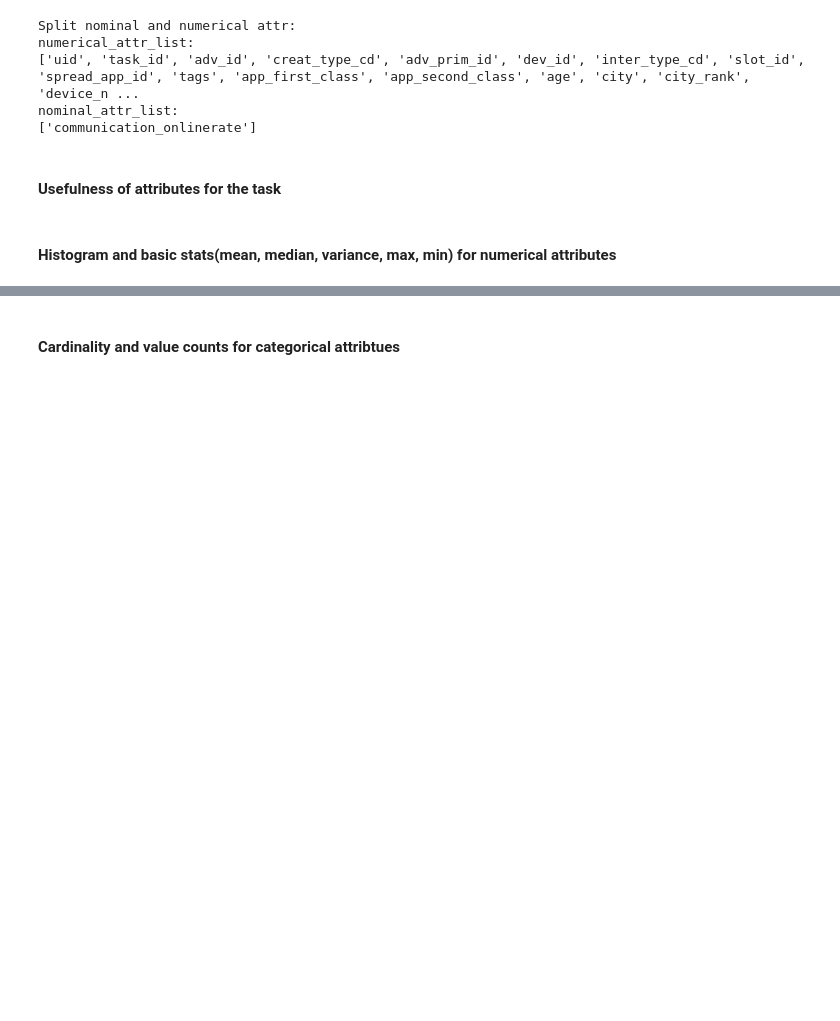
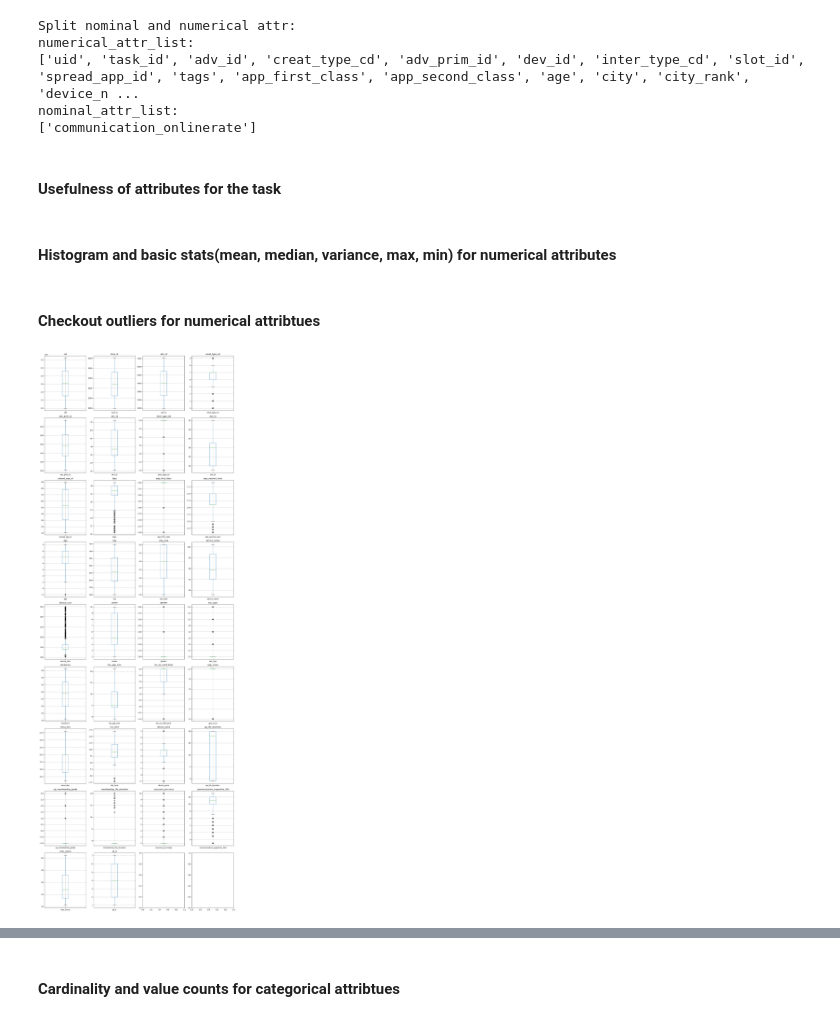
Before and after one commit to LiyangSong/Advertisement-CTR-Prediction, a Jupyter notebook: jupyter/eda.ipynb, the cells around one changed output, grey strips where cells are left out. Cells and saved outputs as stored; diff of their text form; code cells hidden in the pictures; blank space fills up the shorter version.

Commit message:
missingness and outlier related functions

```diff
--- a/jupyter/eda.ipynb
+++ b/jupyter/eda.ipynb
@@ -112,3 +115,9 @@ nominal_attr_list:
 #### Usefulness of attributes for the task
 # %% [markdown]
 #### Histogram and basic stats(mean, median, variance, max, min) for numerical attributes
+# %% [markdown]
+#### Checkout outliers for numerical attribtues
+# %%
+eda_utils.box_plot_for_numerical(train_df_eda, numerical_attr_list)
+# %% [output]
+[figure, added]
```
Also changed, not shown: parts of 5 cells of this notebook, 1 other file.
